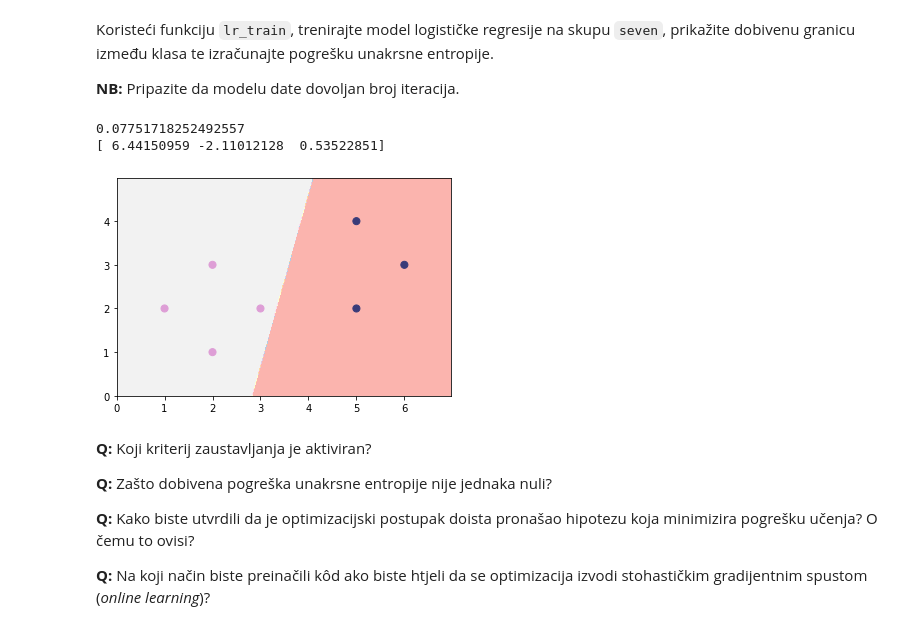
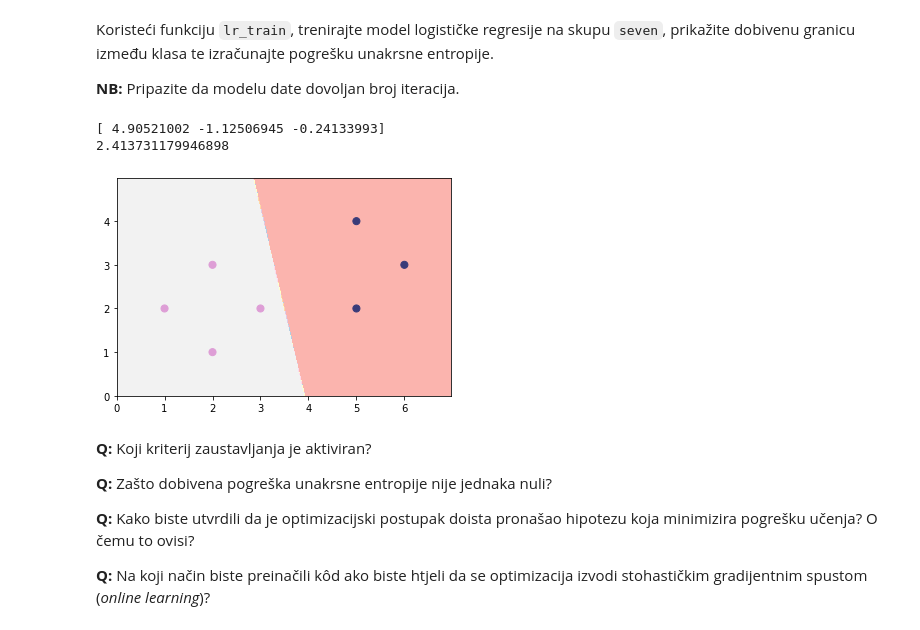
Before and after one commit to mislavivancic/machine-learning-homeworks, a Jupyter notebook: Lab2/SU-2019-LAB02-LDM-LR.ipynb, the cells around one changed output. Saved outputs shown, nothing was run; the diff lists cells and outputs as text; code cells hidden in the pictures.

```diff
--- a/Lab2/SU-2019-LAB02-LDM-LR.ipynb
+++ b/Lab2/SU-2019-LAB02-LDM-LR.ipynb
@@ -292,21 +291,21 @@ Koristeći funkciju `lr_train`, trenirajte model logističke regresije na skupu
 # %%
 # Vaš kôd ovdje
 # data
 seven_X = np.array([[2,1], [2,3], [1,2], [3,2], [5,2], [5,4], [6,3]])
 seven_y = np.array([1, 1, 1, 1, 0, 0, 0])
 
 
 seven_X_transformed = PolynomialFeatures(1).fit_transform(seven_X)
-weights, all_w = lr_train(seven_X,seven_y,alpha=0.0,trace=True)
+weights, all_w = lr_train(seven_X,seven_y,alpha=1.0,trace=True)
 # koristiti sigmd
 h = np.dot(w,np.transpose(seven_X_transformed))
 print(weights)
-
+print(np.dot(weights[1:],np.transpose(seven_X[0])) + weights[0])
 mlutils.plot_2d_clf_problem(seven_X,seven_y,lambda x: (np.dot(weights[1:],np.transpose(x)) + weights[0])>=0.5)
 # %% [output]
-0.07751718252492557
-[ 6.44150959 -2.11012128  0.53522851]
+[ 4.90521002 -1.12506945 -0.24133993]
+2.413731179946898
-[figure, old version]
+[figure, new version]
 # %% [markdown]
 **Q:** Koji kriterij zaustavljanja je aktiviran?
 
```
Also changed, not shown: parts of 5 cells of this notebook.
